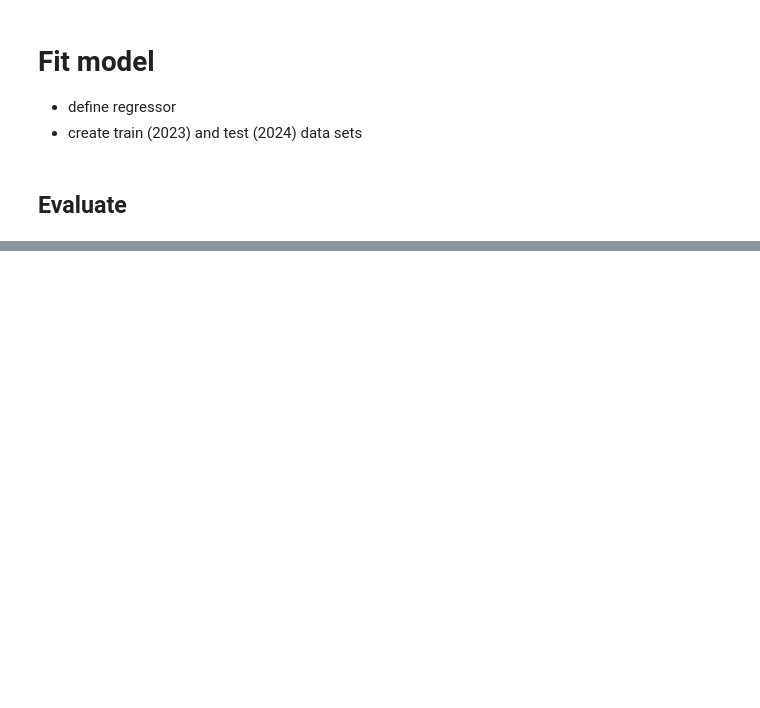
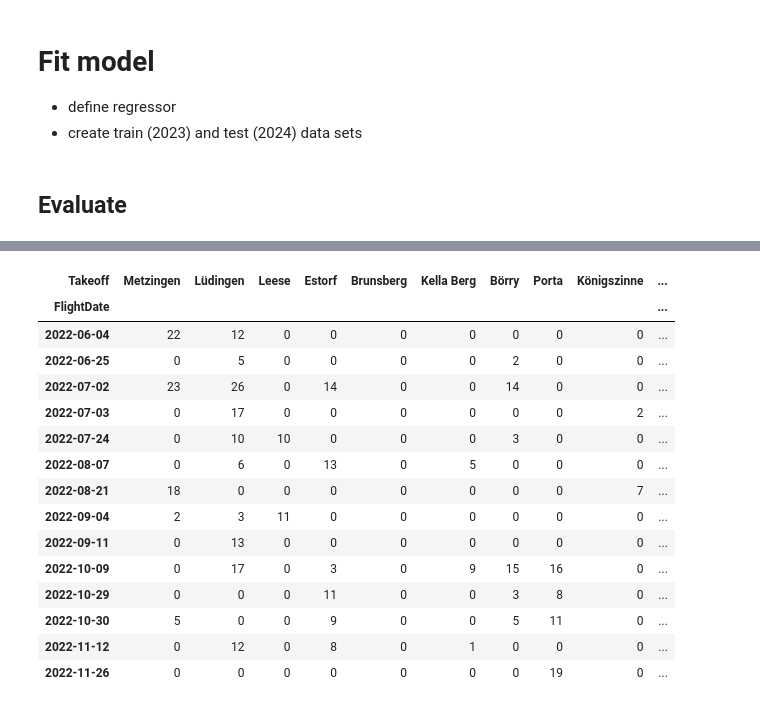
Before and after one commit to rappakos/flugbetrieb-metzingen, a Jupyter notebook: dhvxc/dhvxc_region.ipynb, the cells around one changed output, grey strips where cells are left out. Drawn from its saved outputs; the diff is of its cells as text; code cells hidden in the pictures; blank space fills up the shorter version.

```diff
--- a/dhvxc/dhvxc_region.ipynb
+++ b/dhvxc/dhvxc_region.ipynb
@@ -223,0 +230,23 @@ True positives
+# %%
+df_2022 = df_pvt[(filter) & (df_pvt['Year']=='2022')].copy(deep=True)
+
+df_2022['predict'] =df_2022.apply(lambda row: rf.predict([row[xattr].to_numpy()])[0] , axis=1)
+
+df_2022[(df_2022.index>='2022-06-01') & ((df_2022['predict'] >= 3.0) | (df_2022['Metzingen'] > 0)) ]
+# %% [output]
+| Takeoff | Metzingen | Lüdingen | Leese | Estorf | Brunsberg | Kella Berg | Börry | Porta | Königszinne | ... |
+| FlightDate |  |  |  |  |  |  |  |  |  | ... |
+| 2022-06-04 | 22 | 12 | 0 | 0 | 0 | 0 | 0 | 0 | 0 | ... |
+| 2022-06-25 | 0 | 5 | 0 | 0 | 0 | 0 | 2 | 0 | 0 | ... |
+| 2022-07-02 | 23 | 26 | 0 | 14 | 0 | 0 | 14 | 0 | 0 | ... |
+| 2022-07-03 | 0 | 17 | 0 | 0 | 0 | 0 | 0 | 0 | 2 | ... |
+| 2022-07-24 | 0 | 10 | 10 | 0 | 0 | 0 | 3 | 0 | 0 | ... |
+| 2022-08-07 | 0 | 6 | 0 | 13 | 0 | 5 | 0 | 0 | 0 | ... |
+| 2022-08-21 | 18 | 0 | 0 | 0 | 0 | 0 | 0 | 0 | 7 | ... |
+| 2022-09-04 | 2 | 3 | 11 | 0 | 0 | 0 | 0 | 0 | 0 | ... |
+| 2022-09-11 | 0 | 13 | 0 | 0 | 0 | 0 | 0 | 0 | 0 | ... |
+| 2022-10-09 | 0 | 17 | 0 | 3 | 0 | 9 | 15 | 16 | 0 | ... |
+| 2022-10-29 | 0 | 0 | 0 | 11 | 0 | 0 | 3 | 8 | 0 | ... |
+| 2022-10-30 | 5 | 0 | 0 | 9 | 0 | 0 | 5 | 11 | 0 | ... |
+| 2022-11-12 | 0 | 12 | 0 | 8 | 0 | 1 | 0 | 0 | 0 | ... |
+| 2022-11-26 | 0 | 0 | 0 | 0 | 0 | 0 | 0 | 19 | 0 | ... |
```
Also changed, not shown: parts of 5 cells of this notebook, 1 other file.
